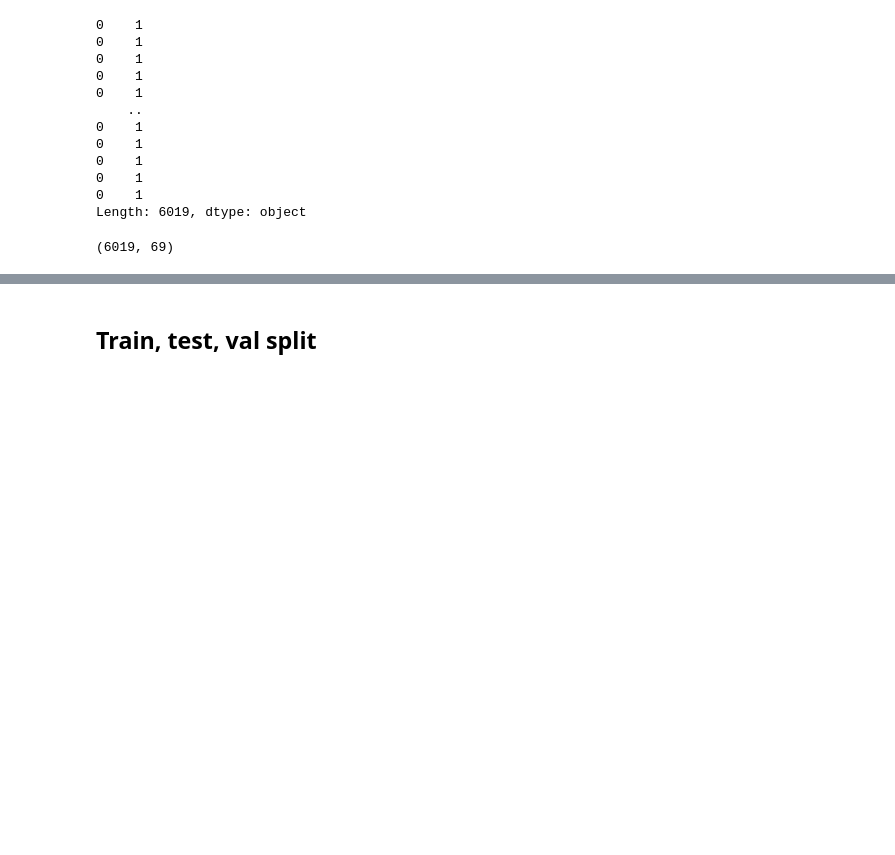
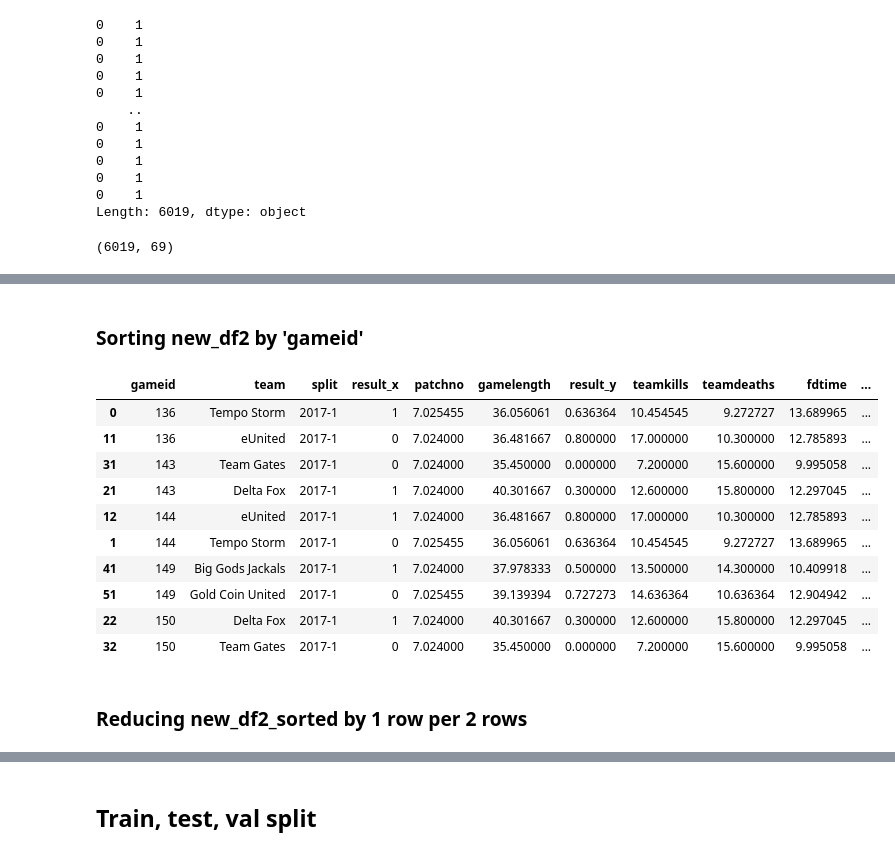
Before and after one commit to skredenmathias/DS-Unit-2-Build, a Jupyter notebook: Build_Week_Unit_2.ipynb, the cells around one changed output, grey strips where cells are left out. Saved outputs shown, nothing was run; the diff lists cells and outputs as text; code cells hidden in the pictures; blank space fills up the shorter version.

```diff
--- a/Build_Week_Unit_2.ipynb
+++ b/Build_Week_Unit_2.ipynb
@@ -311,0 +334,6 @@ new_df.shape
+# %%
+z = df.groupby(['gameid','team', 'split'])['result'].mean()
+z = z.reset_index()
+z.columns = ['gameid','team','split','result']
+print(z.shape)
+z.head(10)
@@ -311,0 +353,20 @@ new_df.shape
+# %%
+new_df2 = df.groupby(['team', 'split'])['gameid', 'league', 'split', 'game', 'side', 'team',
+       'gamelength', 'result', 'teamkills', 'teamdeaths', 'fbtime', 'ckpm',
+       'fdtime', 'teamdragkills', 'oppdragkills', 'elders', 'oppelders', 'ft',
+       'fttime', 'firstmidouter', 'firsttothreetowers', 'teamtowerkills',
+       'opptowerkills', 'fbaron', 'fbarontime', 'teambaronkills',
+       'oppbaronkills', 'dmgtochampsperminute', 'wpm', 'wcpm', 'earnedgpm',
+       'goldspent', 'gspd', 'cspm', 'gdat10', 'gdat15', 'xpdat10', 'csdat10',
+       'csdat15'].mean()
+
+new_df2 = new_df2.reset_index()
+new_df2.columns = ['team', 'split', 'gamelength', 'result', 'teamkills',
+       'teamdeaths', 'fdtime', 'teamdragkills', 'oppdragkills', 'elders',
+       'oppelders', 'ft', 'fttime', 'firstmidouter', 'teamtowerkills',
+       'opptowerkills', 'fbaron', 'fbarontime', 'teambaronkills',
+       'oppbaronkills', 'dmgtochampsperminute', 'wpm', 'wcpm', 'earnedgpm',
+       'goldspent', 'gspd', 'cspm', 'gdat10', 'gdat15', 'xpdat10', 'csdat10',
+       'csdat15']
+print(new_df2.shape)
+new_df2.head()
@@ -311,0 +383,5 @@ new_df.shape
+# %%
+# Merge x + y on 'team'
+new_df2_merged = pd.merge(z, new_df2, on=['team', 'split'])
+print(new_df2_merged.shape)
+new_df2_merged.head(5) # Why do we have 4 gameid's?
@@ -311,0 +396,19 @@ new_df.shape
+# %% [markdown]
+### Sorting new_df2 by 'gameid'
+# %%
+new_df2_sorted = new_df2_merged.sort_values('gameid')
+new_df2_sorted.head(10)
+# %% [output]
+|  | gameid | team | split | result_x | patchno | gamelength | result_y | teamkills | teamdeaths | fdtime | ... |
+| 0 | 136 | Tempo Storm | 2017-1 | 1 | 7.025455 | 36.056061 | 0.636364 | 10.454545 | 9.272727 | 13.689965 | ... |
+| 11 | 136 | eUnited | 2017-1 | 0 | 7.024000 | 36.481667 | 0.800000 | 17.000000 | 10.300000 | 12.785893 | ... |
+| 31 | 143 | Team Gates | 2017-1 | 0 | 7.024000 | 35.450000 | 0.000000 | 7.200000 | 15.600000 | 9.995058 | ... |
+| 21 | 143 | Delta Fox | 2017-1 | 1 | 7.024000 | 40.301667 | 0.300000 | 12.600000 | 15.800000 | 12.297045 | ... |
+| 12 | 144 | eUnited | 2017-1 | 1 | 7.024000 | 36.481667 | 0.800000 | 17.000000 | 10.300000 | 12.785893 | ... |
+| 1 | 144 | Tempo Storm | 2017-1 | 0 | 7.025455 | 36.056061 | 0.636364 | 10.454545 | 9.272727 | 13.689965 | ... |
+| 41 | 149 | Big Gods Jackals | 2017-1 | 1 | 7.024000 | 37.978333 | 0.500000 | 13.500000 | 14.300000 | 10.409918 | ... |
+| 51 | 149 | Gold Coin United | 2017-1 | 0 | 7.025455 | 39.139394 | 0.727273 | 14.636364 | 10.636364 | 12.904942 | ... |
+| 22 | 150 | Delta Fox | 2017-1 | 1 | 7.024000 | 40.301667 | 0.300000 | 12.600000 | 15.800000 | 12.297045 | ... |
+| 32 | 150 | Team Gates | 2017-1 | 0 | 7.024000 | 35.450000 | 0.000000 | 7.200000 | 15.600000 | 9.995058 | ... |
+# %% [markdown]
+### Reducing new_df2_sorted by 1 row per 2 rows
```
Also changed, not shown: parts of 101 cells of this notebook.
